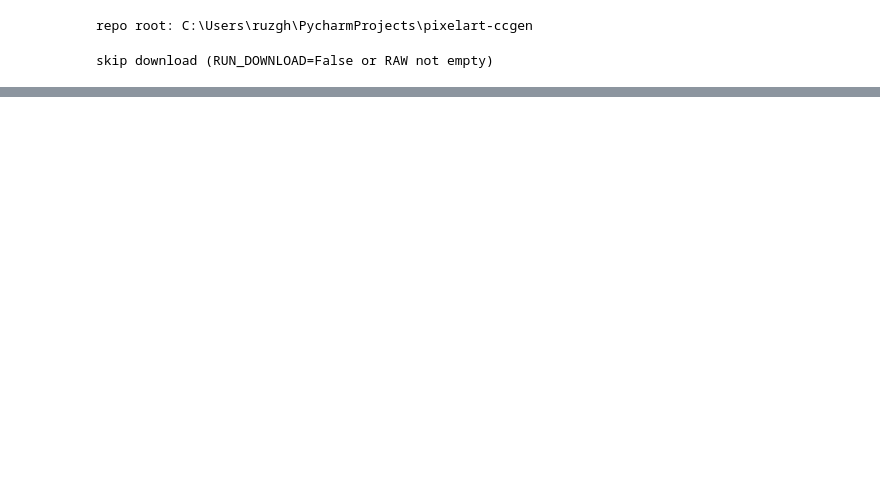
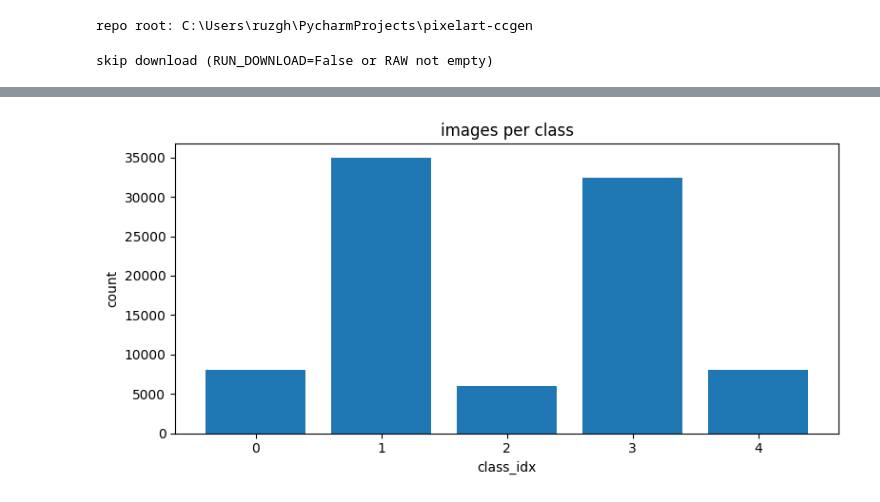
Before and after one commit to RuzGhandilian/pixelart-ccgen, a Jupyter notebook: notebooks/00_data_overview_and_prep.ipynb, the cells around one changed output, grey strips where cells are left out. Saved outputs shown, nothing was run; the diff lists cells and outputs as text; code cells hidden in the pictures; blank space fills up the shorter version.

```diff
--- a/notebooks/00_data_overview_and_prep.ipynb
+++ b/notebooks/00_data_overview_and_prep.ipynb
@@ -188,0 +53,20 @@ print("checked:", min(100, len(imgs)),
+# %%
+# --- Match IDs to image files ---
+pat = re.compile(r"image_(\d+)", re.IGNORECASE)
+ALLOWED_EXT = {".png", ".jpg", ".jpeg", ".bmp", ".gif", ".webp"}
+
+id2path = {
+    int(m.group(1)): p
+    for p in RAW_DIR.rglob("*")
+    if p.suffix.lower() in ALLOWED_EXT and (m := pat.search(p.name))
+}
+
+def safe_resolve(p):
+    if isinstance(p, Path):
+        return str(p.resolve())
+    return None  # skip NaN or invalid entries
+
+df["path"] = df["id"].map(id2path).apply(safe_resolve)
+
+# drop rows without a valid file
+df = df[df["path"].notna()].reset_index(drop=True)
@@ -188,0 +88,46 @@ print("checked:", min(100, len(imgs)),
+# %%
+# --- Quick EDA: class counts ---
+counts = df["class_idx"].value_counts().sort_index()
+plt.figure(figsize=(8, 4))
+plt.bar(counts.index.astype(str), counts.values)
+plt.title("images per class")
+plt.xlabel("class_idx")
+plt.ylabel("count")
+plt.tight_layout()
+plt.show()
+
+# --- Show image grid (corrected colors & alpha handling) ---
+def show_grid(paths, cols=16, scale=2, swap_rb=True, composite_on_white=True):
+    """
+    paths: iterable of image file paths
+    swap_rb: if True, swaps red and blue channels to fix BGR-saved assets
+    composite_on_white: composites RGBA over white to avoid odd alpha/palette effects
+    """
+    paths = list(paths)
+    rows = (len(paths) + cols - 1) // cols
+    plt.figure(figsize=(cols * scale, rows * scale))
+
+    for i, p in enumerate(paths):
+        ax = plt.subplot(rows, cols, i + 1)
+        ax.axis("off")
+        with Image.open(p) as im:
+            # normalize orientation from EXIF
+            im = ImageOps.exif_transpose(im)
+            # force RGBA for consistent handling of P/LA modes
+            im = im.convert("RGBA")
+            if composite_on_white:
+                bg = Image.new("RGBA", im.size, (255, 255, 255, 255))
+                im = Image.alpha_composite(bg, im)
+
+            arr = np.asarray(im, dtype=np.uint8)[..., :3]  # drop alpha
+
+            # Fix common OpenCV BGR-save issue
+            if swap_rb:
+                arr = arr[..., [2, 1, 0]]
+
+            ax.imshow(arr, interpolation="nearest")
+
+    plt.tight_layout()
+    plt.show()
+# %% [output]
+[figure, added]
```
Also changed, not shown: parts of 14 cells of this notebook, 2 other files.
